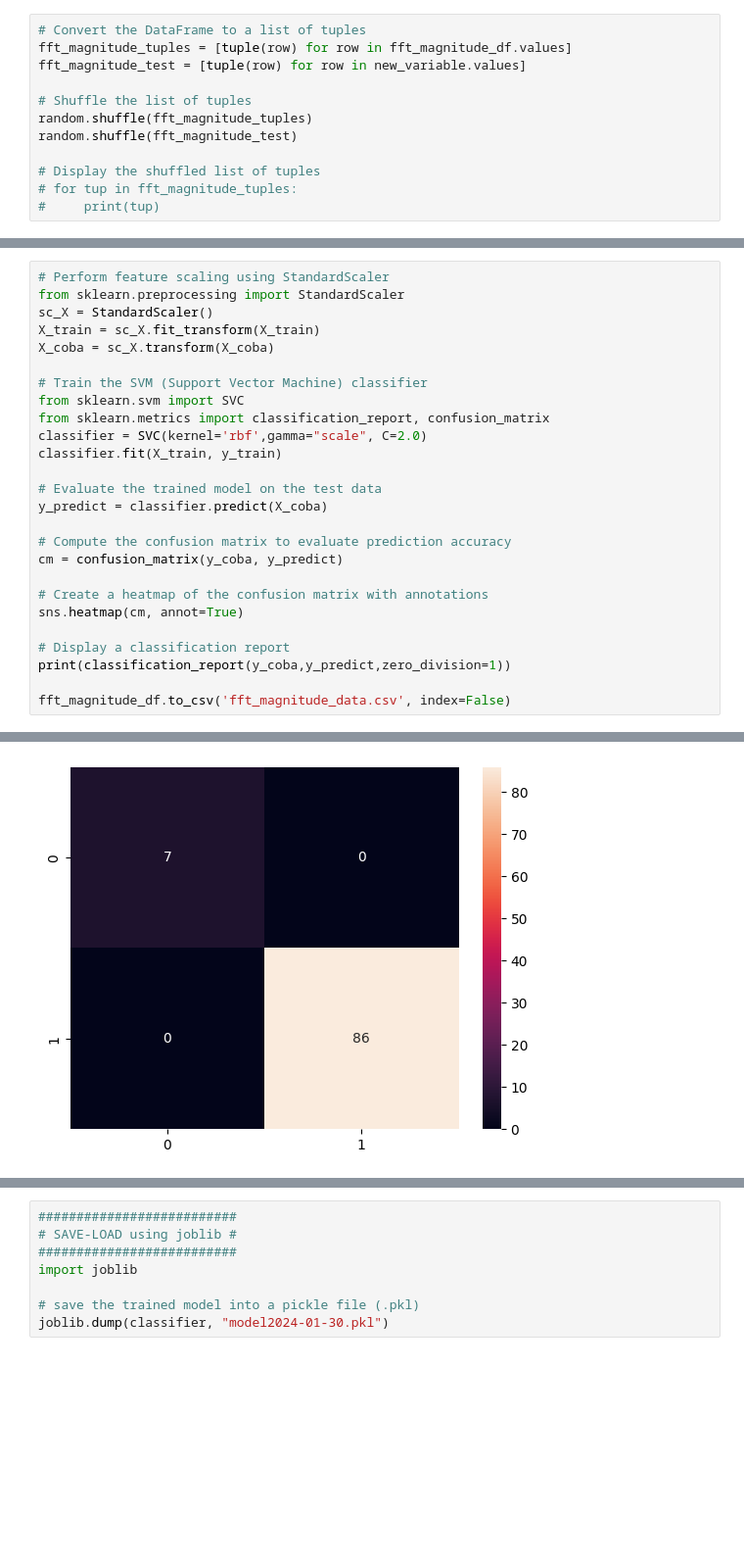
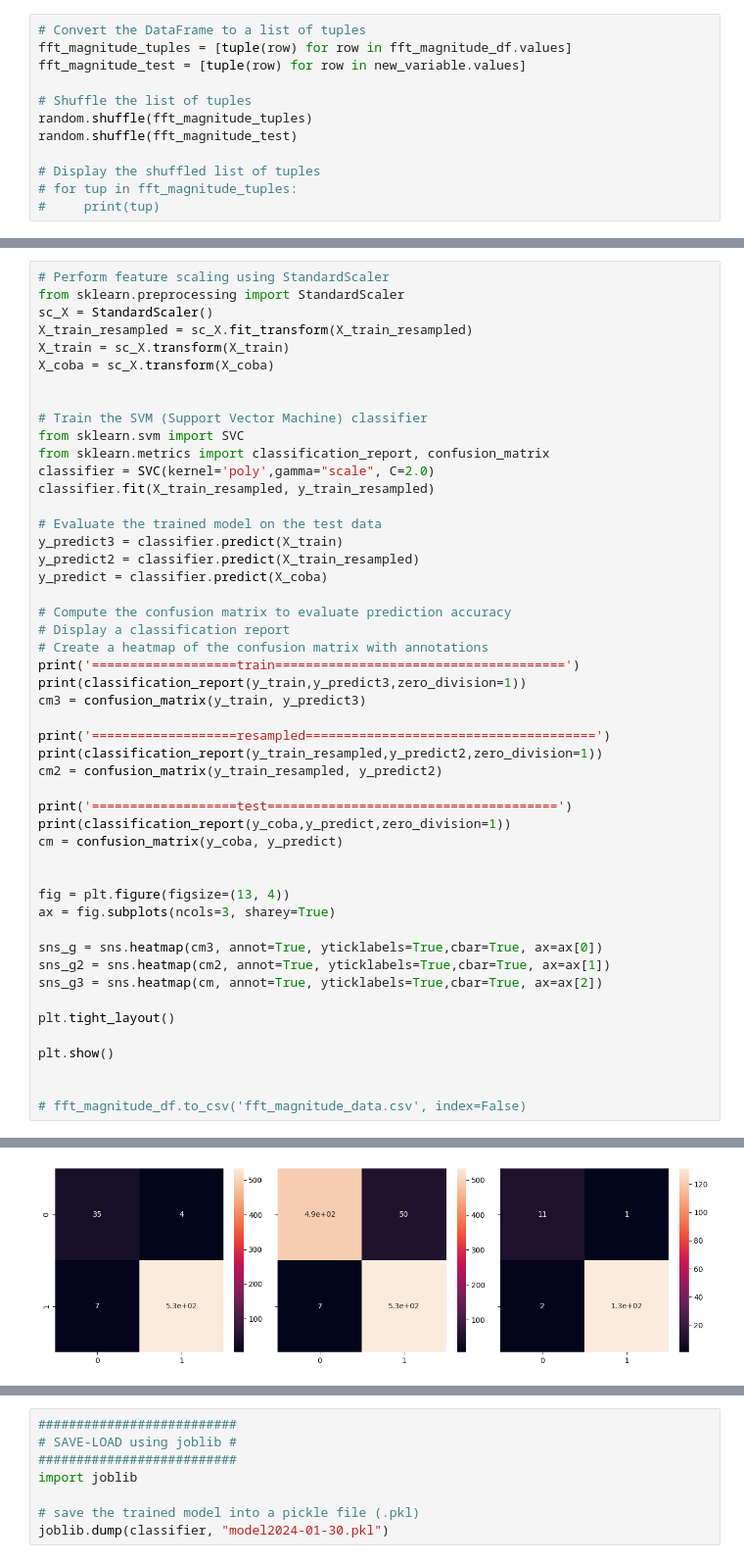
Before and after one commit to imamNurC/audio-classification, a Jupyter notebook: Modelling.ipynb, the cells around one changed output, grey strips where cells are left out. Shown: that part at 98% size. Drawn from its saved outputs; the diff is of its cells as text; blank space fills up the shorter version.

```diff
--- a/Modelling.ipynb
+++ b/Modelling.ipynb
@@ -407,26 +409,49 @@ Shape of y_test : (93,)
 # Perform feature scaling using StandardScaler
 from sklearn.preprocessing import StandardScaler
 sc_X = StandardScaler()
-X_train = sc_X.fit_transform(X_train)
+X_train_resampled = sc_X.fit_transform(X_train_resampled)
+X_train = sc_X.transform(X_train)
 X_coba = sc_X.transform(X_coba)
+
 
 # Train the SVM (Support Vector Machine) classifier
 from sklearn.svm import SVC
 from sklearn.metrics import classification_report, confusion_matrix
-classifier = SVC(kernel='rbf',gamma="scale", C=2.0)
-classifier.fit(X_train, y_train)
+classifier = SVC(kernel='poly',gamma="scale", C=2.0)
+classifier.fit(X_train_resampled, y_train_resampled)
 
 # Evaluate the trained model on the test data
+y_predict3 = classifier.predict(X_train)
+y_predict2 = classifier.predict(X_train_resampled)
 y_predict = classifier.predict(X_coba)
 
 # Compute the confusion matrix to evaluate prediction accuracy
+# Display a classification report
+# Create a heatmap of the confusion matrix with annotations
+print('===================train======================================')
+print(classification_report(y_train,y_predict3,zero_division=1))
+cm3 = confusion_matrix(y_train, y_predict3)
+
+print('===================resampled======================================')
+print(classification_report(y_train_resampled,y_predict2,zero_division=1))
+cm2 = confusion_matrix(y_train_resampled, y_predict2)
+
+print('===================test======================================')
+print(classification_report(y_coba,y_predict,zero_division=1))
 cm = confusion_matrix(y_coba, y_predict)
 
-# Create a heatmap of the confusion matrix with annotations
-sns.heatmap(cm, annot=True)
 
-# Display a classification report
-print(classification_report(y_coba,y_predict,zero_division=1))
+fig = plt.figure(figsize=(13, 4))
+ax = fig.subplots(ncols=3, sharey=True)
 
-fft_magnitude_df.to_csv('fft_magnitude_data.csv', index=False)
+sns_g = sns.heatmap(cm3, annot=True, yticklabels=True,cbar=True, ax=ax[0])
+sns_g2 = sns.heatmap(cm2, annot=True, yticklabels=True,cbar=True, ax=ax[1])
+sns_g3 = sns.heatmap(cm, annot=True, yticklabels=True,cbar=True, ax=ax[2])
+
+plt.tight_layout()
+
+plt.show()
+
+
+# fft_magnitude_df.to_csv('fft_magnitude_data.csv', index=False)
 # %% [output]
@@ -441 +475 @@ weighted avg       1.00      1.00      1.00        93
-[figure, old version]
+[figure, new version]
```
Also changed, not shown: parts of 10 cells of this notebook.
